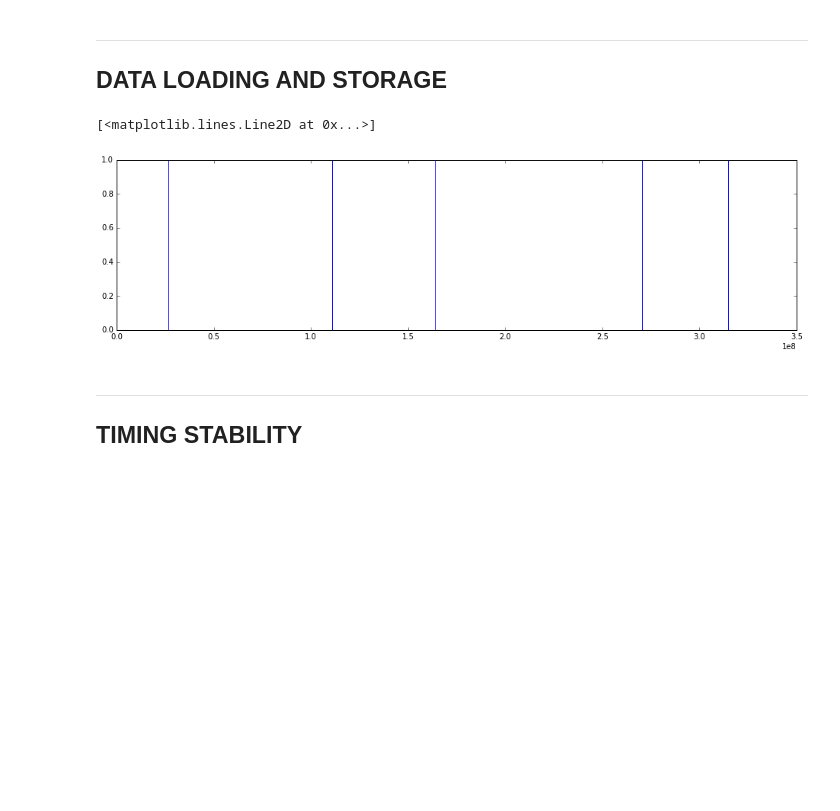
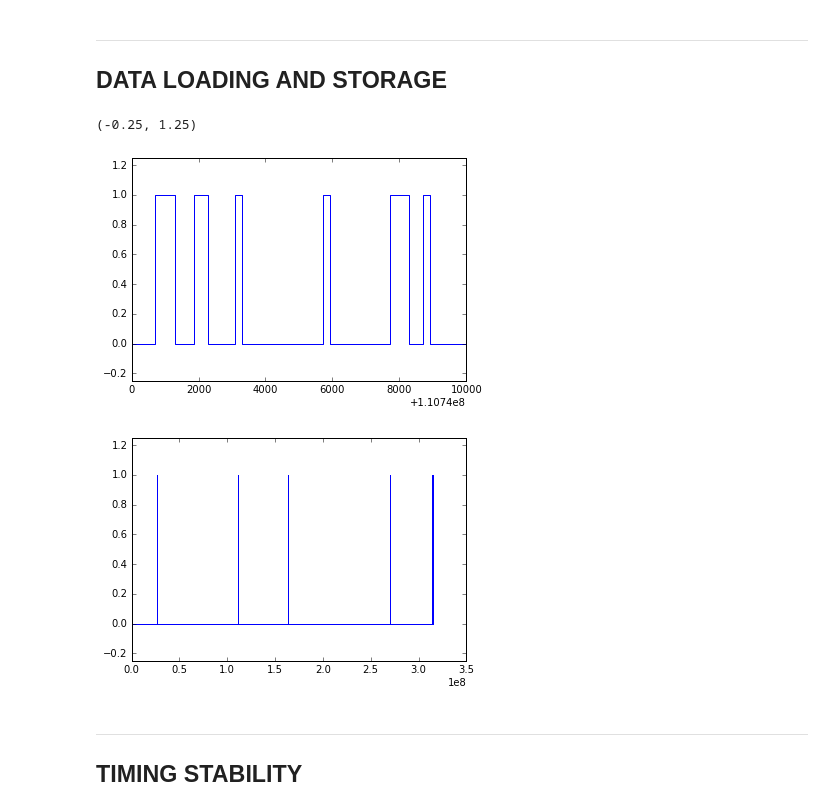
Before and after one commit to jnj16180340/NeXTsoundbox, a Jupyter notebook: Monitor bus sniffs/logic-analysis.ipynb, the cells around one changed output. Drawn from its saved outputs; the diff is of its cells as text; code cells hidden in the pictures; blank space fills up the shorter version.

```diff
--- a/Monitor bus sniffs/logic-analysis.ipynb
+++ b/Monitor bus sniffs/logic-analysis.ipynb
@@ -556,11 +556,17 @@ mico = VcdSignal(data[signalNames['MICO']])
 #blah = dict(x=t,y=v)
 #ch = Step(blah, x='x',y='y');
 #show(ch)
-# %%
-plt.plot(*steppy(moci.data))
-# %% [output]
-[<matplotlib.lines.Line2D at 0x...>]
-[figure, removed]
+# %%
+plt.plot(*steppy(moci.data))
+plt.xlim(1.1074e8,1.1075e8)
+plt.ylim(-0.25,1.25)
+plt.figure()
+plt.plot(*steppy(moci.data))
+plt.ylim(-0.25,1.25)
+# %% [output]
+(-0.25, 1.25)
+[figure, added]
+[figure, added]
 # %% [markdown]
 ___
 ## TIMING STABILITY
```
Also changed, not shown: parts of 1 cell of this notebook.
